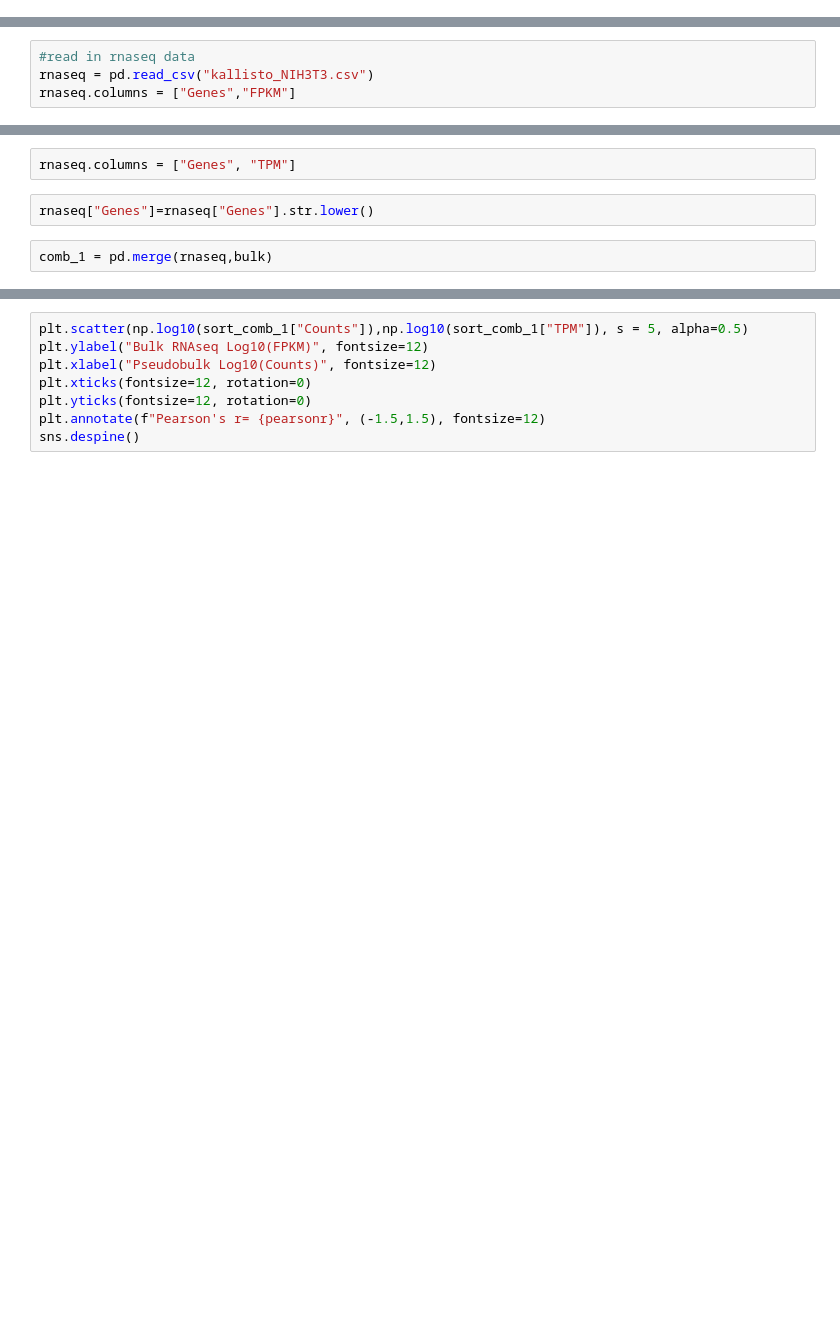
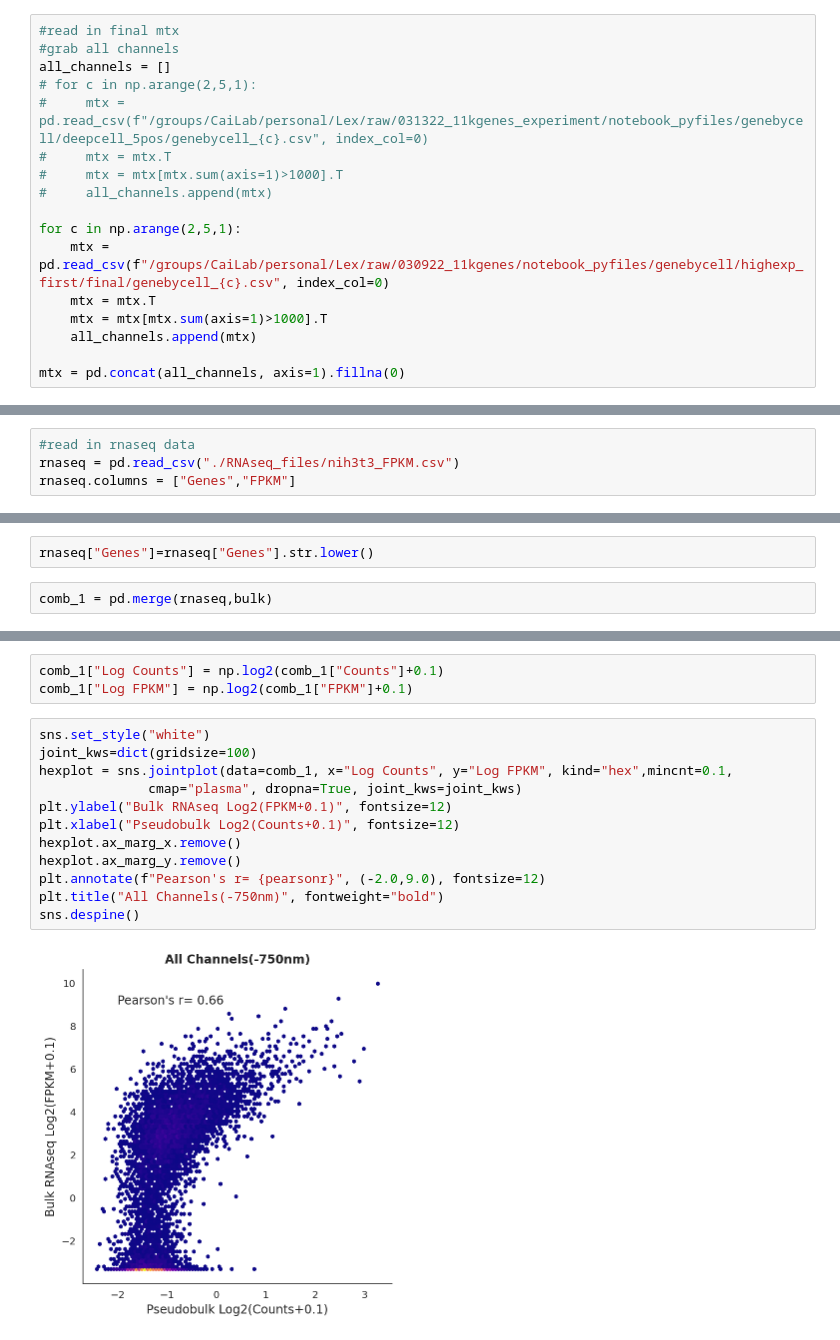
Before and after one commit to CaiGroup/pyfish_tools, a Jupyter notebook: post_analysis_files/post_analysis_final.ipynb, the cells around one changed output, grey strips where cells are left out. Drawn from its saved outputs; the diff is of its cells as text; blank space fills up the shorter version.

```diff
--- a/post_analysis_files/post_analysis_final.ipynb
+++ b/post_analysis_files/post_analysis_final.ipynb
@@ -12,0 +10,17 @@ mtx = pd.read_csv(f"/groups/CaiLab/personal/Lex/raw/112221_20kdash_3t3/notebook_
+# %%
+#read in final mtx
+#grab all channels
+all_channels = []
+# for c in np.arange(2,5,1):
+#     mtx = pd.read_csv(f"/groups/CaiLab/personal/Lex/raw/031322_11kgenes_experiment/notebook_pyfiles/genebycell/deepcell_5pos/genebycell_{c}.csv", index_col=0)
+#     mtx = mtx.T
+#     mtx = mtx[mtx.sum(axis=1)>1000].T
+#     all_channels.append(mtx)
+
+for c in np.arange(2,5,1):
+    mtx = pd.read_csv(f"/groups/CaiLab/personal/Lex/raw/030922_11kgenes/notebook_pyfiles/genebycell/highexp_first/final/genebycell_{c}.csv", index_col=0)
+    mtx = mtx.T
+    mtx = mtx[mtx.sum(axis=1)>1000].T
+    all_channels.append(mtx)
+
+mtx = pd.concat(all_channels, axis=1).fillna(0)
@@ -13,6 +44,6 @@ mtx = pd.read_csv(f"/groups/CaiLab/personal/Lex/raw/112221_20kdash_3t3/notebook_
 # %%
 #read in rnaseq data
-rnaseq = pd.read_csv("kallisto_NIH3T3.csv")
+rnaseq = pd.read_csv("./RNAseq_files/nih3t3_FPKM.csv")
 rnaseq.columns = ["Genes","FPKM"]
 # %%
 #codebook
@@ -36,8 +66,6 @@ df_stats
 #convert data to pseudobulk rnaseq data
 bulk = pd.DataFrame(mtx.mean(axis=1)).reset_index()
 bulk.columns = ["Genes", "Counts"]
-# %%
-rnaseq.columns = ["Genes", "TPM"]
 # %%
 rnaseq["Genes"]=rnaseq["Genes"].str.lower()
 # %%
@@ -53,8 +81,17 @@ pearsonr
-# %%
-plt.scatter(np.log10(sort_comb_1["Counts"]),np.log10(sort_comb_1["TPM"]), s = 5, alpha=0.5)
-plt.ylabel("Bulk RNAseq Log10(FPKM)", fontsize=12)
-plt.xlabel("Pseudobulk Log10(Counts)", fontsize=12)
-plt.xticks(fontsize=12, rotation=0)
-plt.yticks(fontsize=12, rotation=0)
-plt.annotate(f"Pearson's r= {pearsonr}", (-1.5,1.5), fontsize=12)
-sns.despine()
+# %%
+comb_1["Log Counts"] = np.log2(comb_1["Counts"]+0.1)
+comb_1["Log FPKM"] = np.log2(comb_1["FPKM"]+0.1)
+# %%
+sns.set_style("white")
+joint_kws=dict(gridsize=100)
+hexplot = sns.jointplot(data=comb_1, x="Log Counts", y="Log FPKM", kind="hex",mincnt=0.1,
+              cmap="plasma", dropna=True, joint_kws=joint_kws)
+plt.ylabel("Bulk RNAseq Log2(FPKM+0.1)", fontsize=12)
+plt.xlabel("Pseudobulk Log2(Counts+0.1)", fontsize=12)
+hexplot.ax_marg_x.remove()
+hexplot.ax_marg_y.remove()
+plt.annotate(f"Pearson's r= {pearsonr}", (-2.0,9.0), fontsize=12)
+plt.title("All Channels(-750nm)", fontweight="bold")
+sns.despine()
+# %% [output]
+[figure, added]
```
Also changed, not shown: parts of 10 cells of this notebook, 1 other file.
